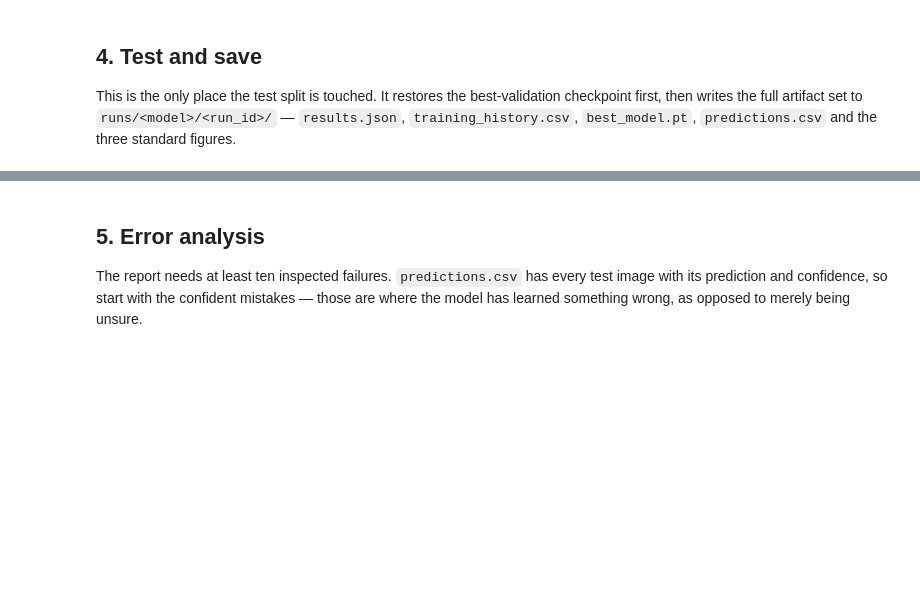
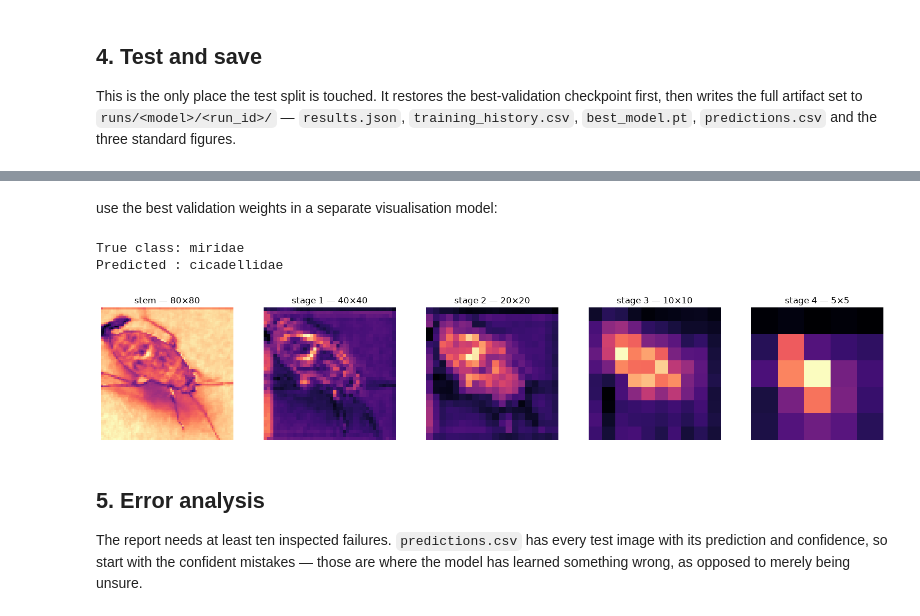
Before and after one commit to WJKoh13/FarmPestManagementAI, a Jupyter notebook: notebooks/custom_cnn_ziyang.ipynb, the cells around one changed output, grey strips where cells are left out. Saved outputs shown, nothing was run; the diff lists cells and outputs as text; code cells hidden in the pictures; blank space fills up the shorter version.

```diff
--- a/notebooks/custom_cnn_ziyang.ipynb
+++ b/notebooks/custom_cnn_ziyang.ipynb
@@ -427,3 +530,64 @@ run_dir = save_run(
+# %% [markdown]
+use the best validation weights in a separate visualisation model:
+# %%
+%matplotlib inline
+
+import matplotlib.pyplot as plt
+
+# Separate model so we do not alter the model/result used later by save_run.
+viz_model = CustomCNN(num_classes=protocol.num_classes)
+viz_model.load_state_dict(result.best_state_dict, strict=True)
+viz_model = viz_model.to(device).eval()
+
+activations = {}
+
+def capture(name):
+    def hook(module, inputs, output):
+        activations[name] = output.detach().cpu()
+    return hook
+
+observed_layers = {
+    "stem — 80×80": viz_model.stem,
+    "stage 1 — 40×40": viz_model.stages[0],
+    "stage 2 — 20×20": viz_model.stages[1],
+    "stage 3 — 10×10": viz_model.stages[2],
+    "stage 4 — 5×5": viz_model.stages[3],
+}
+
+handles = [
+    layer.register_forward_hook(capture(name))
+    for name, layer in observed_layers.items()
+]
+
+# Use validation, never test, for exploratory visualisation.
+batch = next(iter(loaders["validation"]))
+images, targets = batch[0], batch[1]
+
+with torch.no_grad():
+    logits = viz_model(images[:1].to(device))
+
+for handle in handles:
+    handle.remove()
+
+prediction = logits.argmax(dim=1).item()
+print("True class:", protocol.class_names[targets[0].item()])
+print("Predicted :", protocol.class_names[prediction])
+
+fig, axes = plt.subplots(1, len(activations), figsize=(16, 3))
+
+for ax, (name, tensor) in zip(axes, activations.items()):
+    # Average absolute activation across channels to produce one spatial map.
+    heatmap = tensor[0].abs().mean(dim=0)
+    ax.imshow(heatmap, cmap="magma")
+    ax.set_title(name)
+    ax.axis("off")
+
+plt.tight_layout()
+plt.show()
+# %% [output]
+True class: miridae
+Predicted : cicadellidae
+[figure, added]
 # %% [markdown]
 ## 5. Error analysis
 
```
Also changed, not shown: parts of 10 cells of this notebook, 1 other file.
